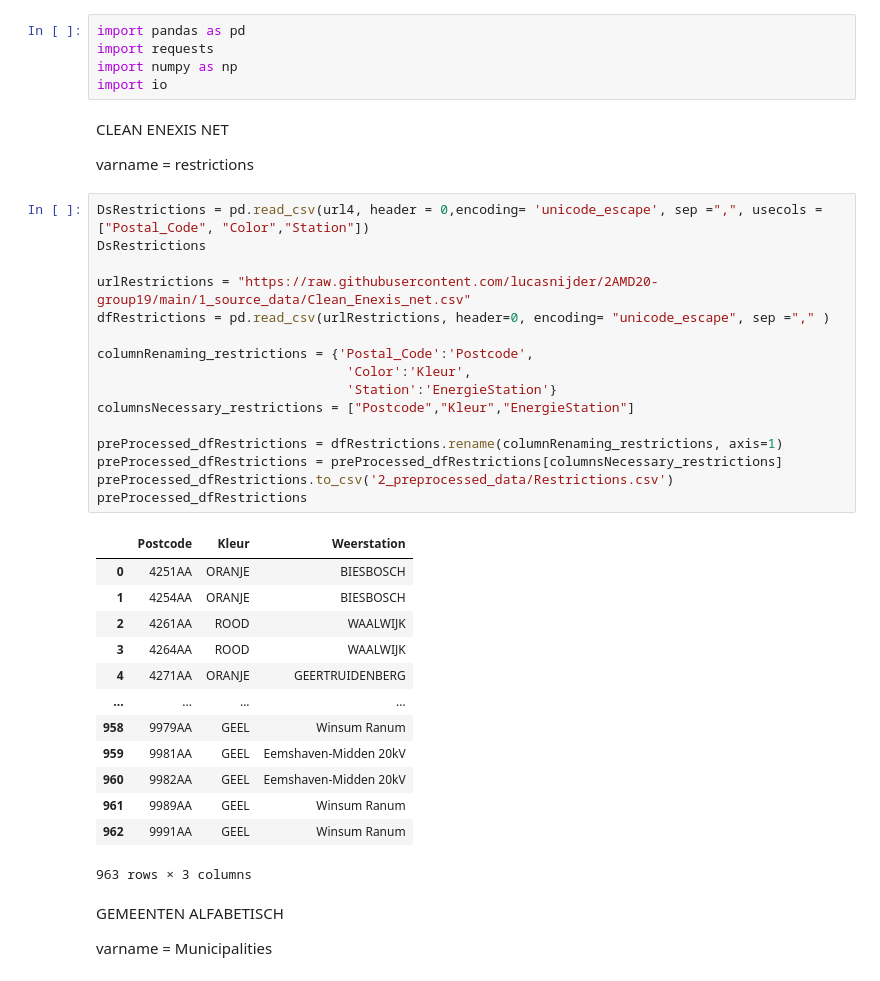
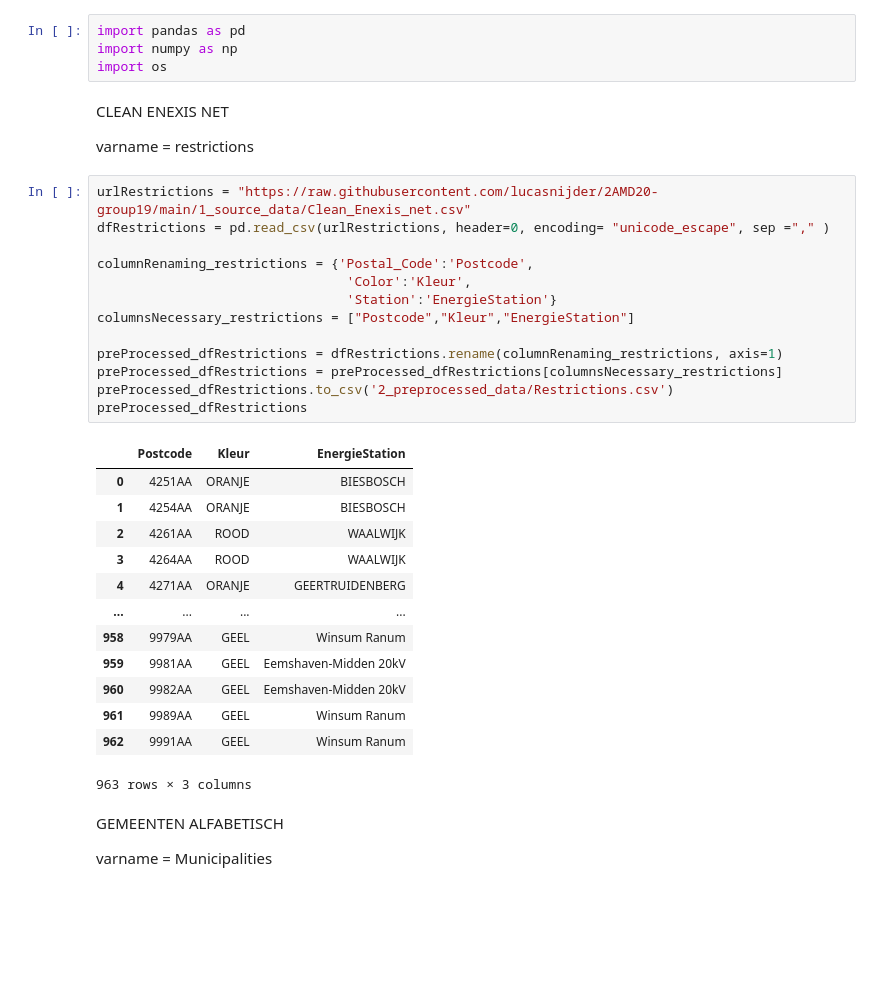
Before and after one commit to lucasnijder/2AMD20-group19, a Jupyter notebook: preprocessing.ipynb, the cells around one changed output. Cells and saved outputs as stored; diff of their text form; blank space fills up the shorter version.

```diff
--- a/preprocessing.ipynb
+++ b/preprocessing.ipynb
@@ -1,30 +1,26 @@
 # %%
 import pandas as pd
-import requests
 import numpy as np
-import io
+import os
 # %% [markdown]
 CLEAN ENEXIS NET
 
 varname = restrictions
 # %%
-DsRestrictions = pd.read_csv(url4, header = 0,encoding= 'unicode_escape', sep =",", usecols = ["Postal_Code", "Color","Station"])
-DsRestrictions
-
 urlRestrictions = "https://raw.githubusercontent.com/lucasnijder/2AMD20-group19/main/1_source_data/Clean_Enexis_net.csv"
 dfRestrictions = pd.read_csv(urlRestrictions, header=0, encoding= "unicode_escape", sep ="," )
 
 columnRenaming_restrictions = {'Postal_Code':'Postcode',
                                 'Color':'Kleur',
                                 'Station':'EnergieStation'}
 columnsNecessary_restrictions = ["Postcode","Kleur","EnergieStation"]
 
 preProcessed_dfRestrictions = dfRestrictions.rename(columnRenaming_restrictions, axis=1)
 preProcessed_dfRestrictions = preProcessed_dfRestrictions[columnsNecessary_restrictions]
 preProcessed_dfRestrictions.to_csv('2_preprocessed_data/Restrictions.csv')
 preProcessed_dfRestrictions
 # %% [output]
-|  | Postcode | Kleur | Weerstation |
+|  | Postcode | Kleur | EnergieStation |
 | 0 | 4251AA | ORANJE | BIESBOSCH |
 | 1 | 4254AA | ORANJE | BIESBOSCH |
 | 2 | 4261AA | ROOD | WAALWIJK |
```
Also changed, not shown: parts of 2 cells of this notebook, 1 other file.
